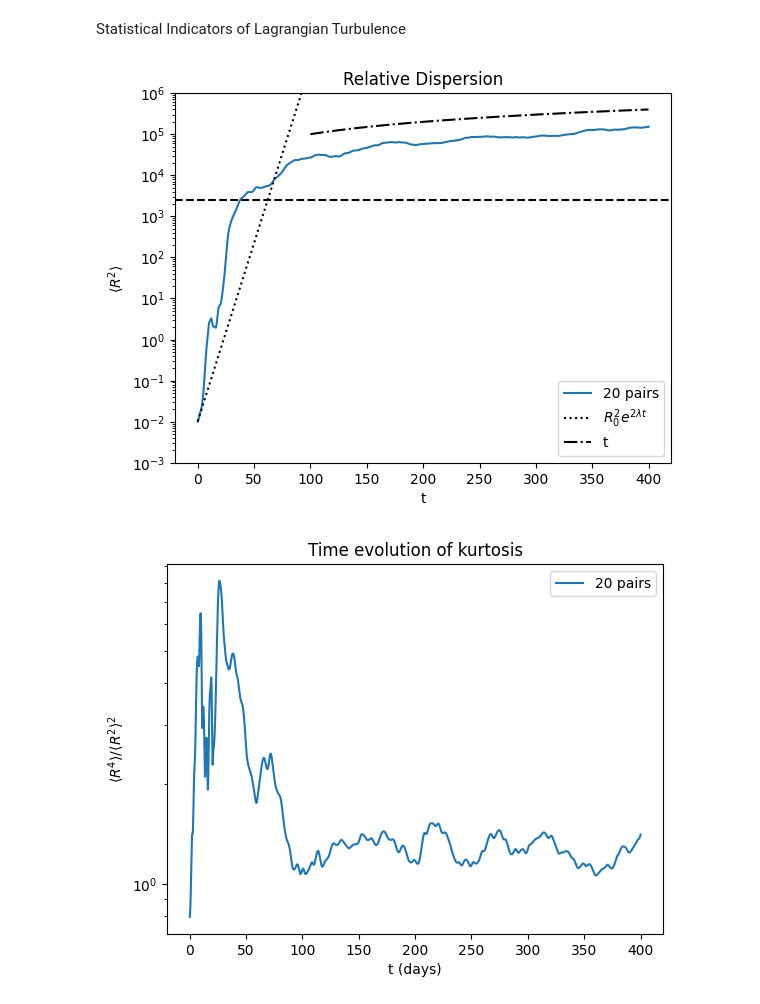
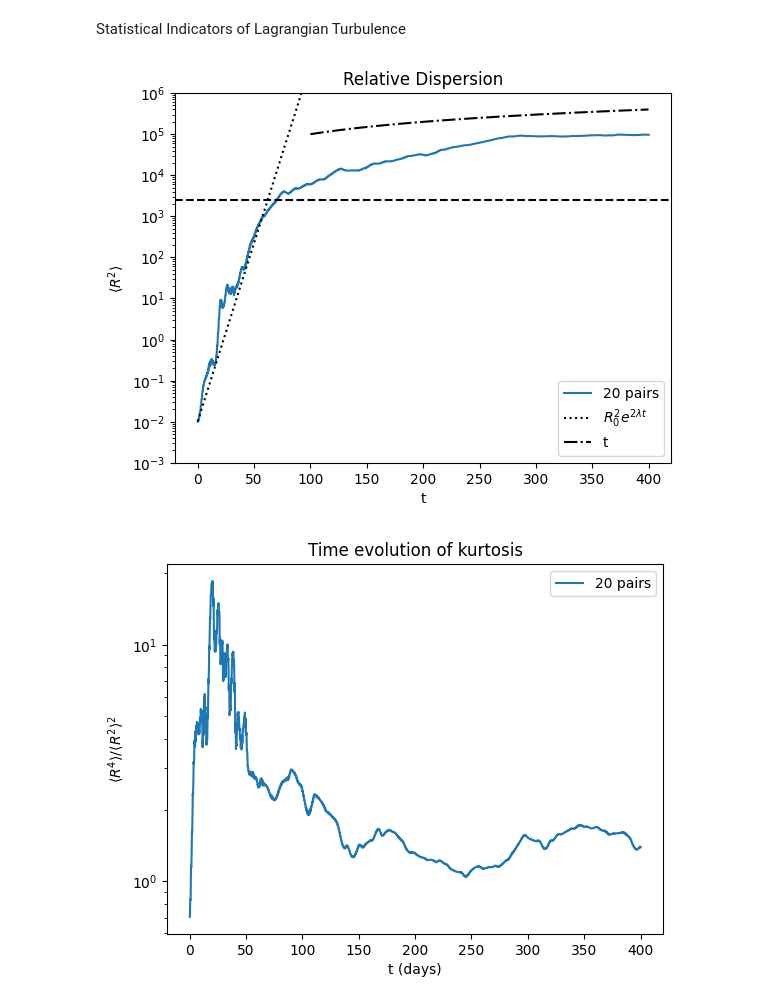
Before and after one commit to AymericLD/Particles, a Jupyter notebook: cellular_wave_flow_notebook_numba_ab3_sb.ipynb, the cells around one changed output. Saved outputs shown, nothing was run; the diff lists cells and outputs as text; code cells hidden in the pictures.

```diff
--- a/cellular_wave_flow_notebook_numba_ab3_sb.ipynb
+++ b/cellular_wave_flow_notebook_numba_ab3_sb.ipynb
@@ -250,7 +250,8 @@ def generate_flow(t_final,dt_in,iicc_flag):
                                                                     particle_u_cellular[step-2,:],
                                                                     particle_v_cellular[step-2,:],
                                                                     t,
-                                                                    dt_in)
+                                                                    dt_in,
+                                                                    inertial=1)
 
         particle_positions_cellular_x[step,:]=np.copy(particles_x)
         particle_positions_cellular_y[step,:]=np.copy(particles_y)
@@ -618,6 +637,9 @@ plt.show()
 # %% [markdown]
 Statistical Indicators of Lagrangian Turbulence
 # %%
+filepath="Cellular_Flow/"
+savefig=False
+
 # Relative Dispersion
 
 def relative_dispersion(x:NDArray,y:NDArray):
@@ -663,34 +685,50 @@ plt.xlabel('t')
 plt.ylabel(r'$\langle R^2 \rangle$')
 plt.legend()
 plt.show()
+
+
+if savefig:
+    plt.savefig(
+                f"{filepath}Relative_Dispersion"
+            )
 # %% [output]
-[figure, old version]
+[figure, new version]
 # %%
+filepath="Cellular_Flow/"
+savefig=False
+
+
 # Kurtosis
 
 def kurtosis(x:NDArray,y:NDArray):
     dx=x[:,::2] - x[:,1::2]
     dy=y[:,::2] - y[:,1::2]
     r_4 = np.mean(
         dx** 4
         + dy ** 4,
         axis=1,
     )
     r2_avg=(np.mean(dx**2 + dy**2, axis=1)) ** 2
 
     return r_4/r2_avg
 
 x=particle_positions_cellular_x
 y=particle_positions_cellular_y
 tt=dt*np.arange(1,int(t_final/dt)+1)
 
 K = kurtosis(x,y)
 fig, ax = plt.subplots()
 plt.semilogy(tt, K,'-',label=f'{num_pairs} pairs')
 ax.set_xlabel("t (days)")
 ax.set_ylabel(r'$\langle R^4 \rangle$/$\langle R^2 \rangle^2$')
 ax.set_title("Time evolution of kurtosis")
 plt.legend()
 plt.show()
+
+
+if savefig:
+    plt.savefig(
+                f"{filepath}Kurtosis"
+            )
 # %% [output]
-[figure, old version]
+[figure, new version]
```
Also changed, not shown: parts of 9 cells of this notebook.
